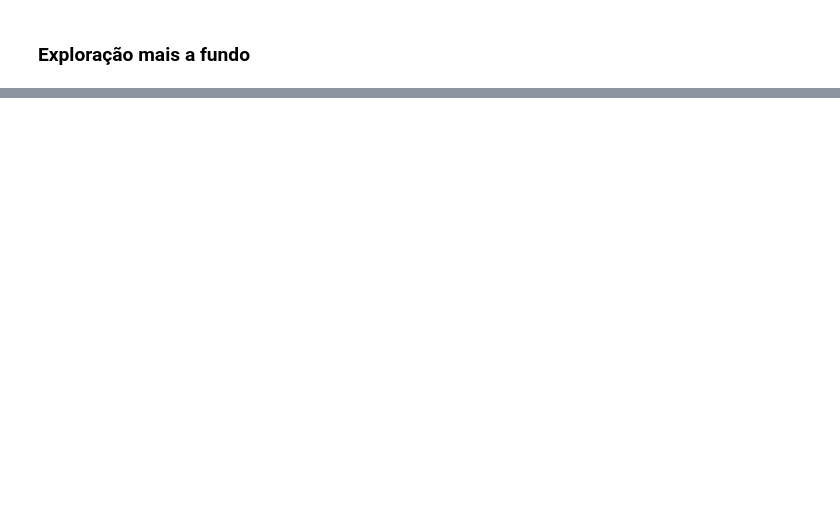
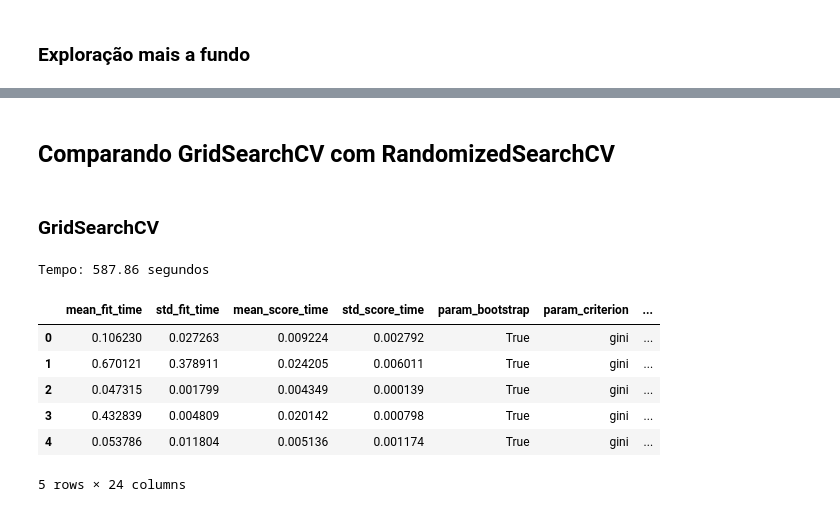
Before and after one commit to angelomaia/alura-cursos, a Jupyter notebook: Formação Machine Learning/Otimização_de_hiperparâmetros.ipynb, the cells around one changed output, grey strips where cells are left out. Drawn from its saved outputs; the diff is of its cells as text; code cells hidden in the pictures; blank space fills up the shorter version.

```diff
--- a/Formação Machine Learning/Otimização_de_hiperparâmetros.ipynb
+++ b/Formação Machine Learning/Otimização_de_hiperparâmetros.ipynb
@@ -814,3 +814,44 @@ for indice, linha in resultados_ordenados_pela_media.iterrows():
 0.771 +-(0.027) {'criterion': 'entropy', 'max_depth': 30, 'min_samples_leaf': 37, 'min_samples_split': 36}
 0.771 +-(0.020) {'criterion': 'gini', 'max_depth': None, 'min_samples_leaf': 58, 'min_samples_split': 38}
 0.771 +-(0.024) {'criterion': 'gini', 'max_depth': 30, 'min_samples_leaf': 42, 'min_samples_split': 75}
+# %% [markdown]
+## Comparando GridSearchCV com RandomizedSearchCV
+# %% [markdown]
+### GridSearchCV
+# %%
+from sklearn.ensemble import RandomForestClassifier
+import time
+
+SEED=301
+np.random.seed(SEED)
+
+espaco_de_parametros = {
+    "n_estimators" : [10, 100],
+    "max_depth" : [3, 5],
+    "min_samples_split" : [32,64,128],
+    "min_samples_leaf" : [32,64,128],
+    "bootstrap" : [True,False],
+    "criterion" : ["gini","entropy"]
+}
+
+tic = time.time()
+busca = GridSearchCV(RandomForestClassifier(),
+                     espaco_de_parametros,
+                     cv = KFold(n_splits=10, shuffle=True))
+
+busca.fit(x_azar, y_azar, groups=dados.modelo)
+tac = time.time()
+tempo_que_passou = tac - tic
+print("Tempo: %.2f segundos" % tempo_que_passou)
+
+resultados = pd.DataFrame(busca.cv_results_)
+resultados.head()
+# %% [output]
+Tempo: 587.86 segundos
+|  | mean_fit_time | std_fit_time | mean_score_time | std_score_time | param_bootstrap | param_criterion | ... |
+| 0 | 0.106230 | 0.027263 | 0.009224 | 0.002792 | True | gini | ... |
+| 1 | 0.670121 | 0.378911 | 0.024205 | 0.006011 | True | gini | ... |
+| 2 | 0.047315 | 0.001799 | 0.004349 | 0.000139 | True | gini | ... |
+| 3 | 0.432839 | 0.004809 | 0.020142 | 0.000798 | True | gini | ... |
+| 4 | 0.053786 | 0.011804 | 0.005136 | 0.001174 | True | gini | ... |
+5 rows × 24 columns
```
Also changed, not shown: parts of 22 cells of this notebook.
